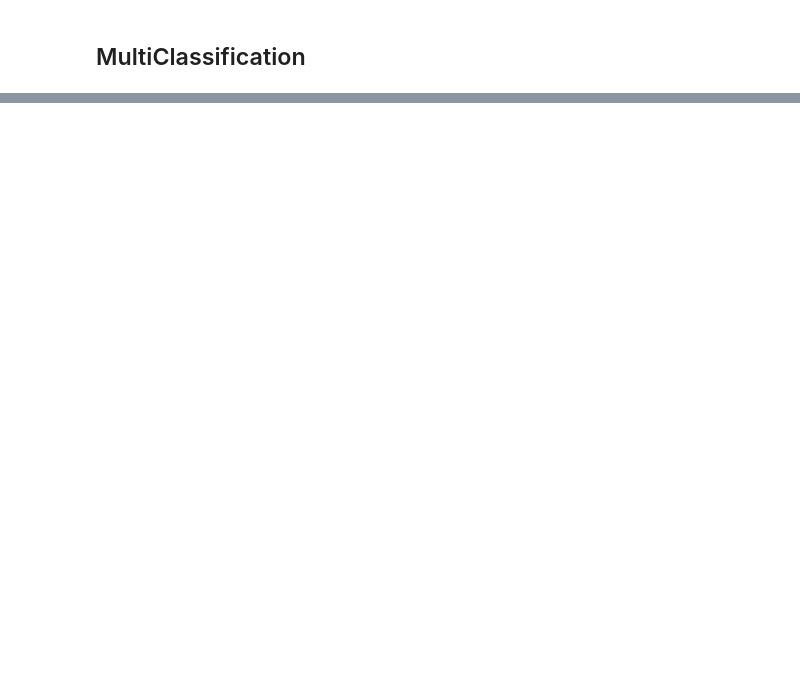
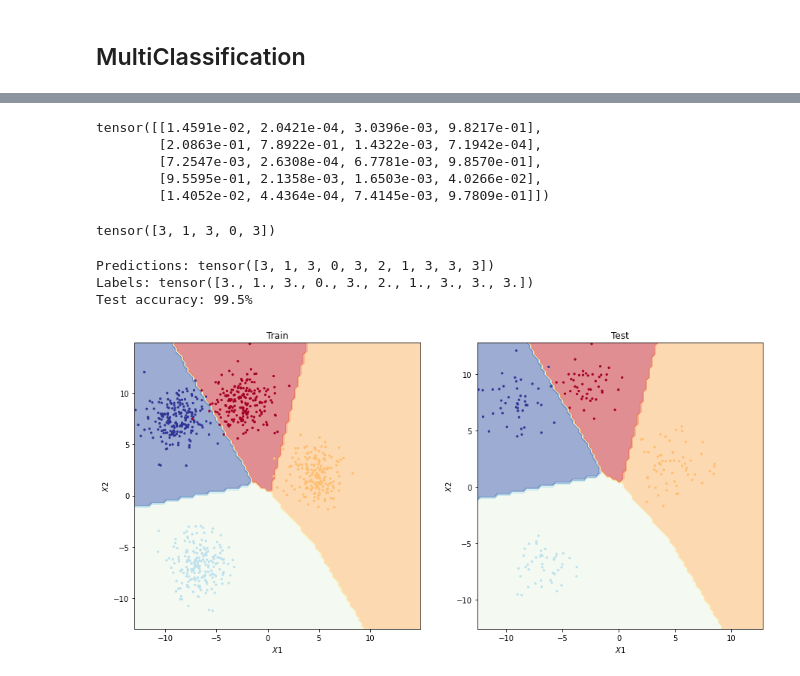
Before and after one commit to NickyAlan/pytorch_22, a Jupyter notebook: 02_pytorch_classification.ipynb, the cells around one changed output, grey strips where cells are left out. Saved outputs shown, nothing was run; the diff lists cells and outputs as text; code cells hidden in the pictures; blank space fills up the shorter version.

Commit message:
blobModel

```diff
--- a/02_pytorch_classification.ipynb
+++ b/02_pytorch_classification.ipynb
@@ -204,0 +257,4 @@ plt.scatter(X[:,0], X[:,1], c=y, cmap=plt.cm.RdYlBu, s=5);
+# %%
+# Setup Loss and Optimizer
+loss_fn = nn.CrossEntropyLoss()
+optimizer = torch.optim.SGD(model_blob.parameters(), lr=0.1)
@@ -204,0 +307,61 @@ plt.scatter(X[:,0], X[:,1], c=y, cmap=plt.cm.RdYlBu, s=5);
+# %%
+# predictions
+model_blob.eval()
+with torch.inference_mode() :
+    y_logits_train = model_blob(X_train)
+    y_logits_test = model_blob(X_test)
+
+y_logits_test[:5]
+# %% [output]
+tensor([[1.4591e-02, 2.0421e-04, 3.0396e-03, 9.8217e-01],
+        [2.0863e-01, 7.8922e-01, 1.4322e-03, 7.1942e-04],
+        [7.2547e-03, 2.6308e-04, 6.7781e-03, 9.8570e-01],
+        [9.5595e-01, 2.1358e-03, 1.6503e-03, 4.0266e-02],
+        [1.4052e-02, 4.4364e-04, 7.4145e-03, 9.7809e-01]])
+# %%
+y_preds_train = torch.argmax(y_logits_train, dim=1)
+y_preds_test = torch.argmax(y_logits_test, dim=1)
+y_preds_test[:5]
+# %% [output]
+tensor([3, 1, 3, 0, 3])
+# %%
+# Compare first 10 model preds and test labels
+print(f"Predictions: {y_preds_test[:10]}\nLabels: {y_test[:10]}")
+print(f"Test accuracy: {accuracy_fn(y_test, y_preds_test)}%")
+# %% [output]
+Predictions: tensor([3, 1, 3, 0, 3, 2, 1, 3, 3, 3])
+Labels: tensor([3., 1., 3., 0., 3., 2., 1., 3., 3., 3.])
+Test accuracy: 99.5%
+# %%
+def plot_decistion_bounary(model, resolution, X, y) :
+    x_min, x_max = X[:,0].min()-0.1, X[:,1].max()+0.1
+    y_min, y_max = X[:,0].min()-0.1, X[:,1].max()+0.1
+    xx, yy = np.meshgrid(np.linspace(x_min, x_max, resolution), np.linspace(y_min, y_max, resolution))
+
+    x_new = np.c_[xx.ravel(), yy.ravel()]
+    x_new = torch.from_numpy(x_new).type(torch.float)
+
+    model.eval()
+    with torch.inference_mode() :
+        y_logits = model(x_new) # prediction
+        y_preds = torch.argmax(y_logits, dim=1) # change this
+
+    y_preds = torch.reshape(y_preds, (xx.shape))
+
+    plt.contourf(xx, yy, y_preds, alpha=0.5, cmap=plt.cm.RdYlBu)
+    plt.scatter(X[:,0], X[:,1], c=y, s=5, cmap=plt.cm.RdYlBu)
+    plt.xlabel('$X1$')
+    plt.ylabel('$X2$')
+    plt.xlim(xx.min(), xx.max())
+    plt.ylim(yy.min(), yy.max())
+# %%
+plt.figure(figsize=(15,7))
+plt.subplot(1,2,1)
+plot_decistion_bounary(model_blob, 100, X_train, y_train)
+plt.title('Train')
+
+plt.subplot(1,2,2)
+plot_decistion_bounary(model_blob, 100, X_test, y_test)
+plt.title('Test');
+# %% [output]
+[figure, added]
```
Also changed, not shown: parts of 8 cells of this notebook, 1 other file.
